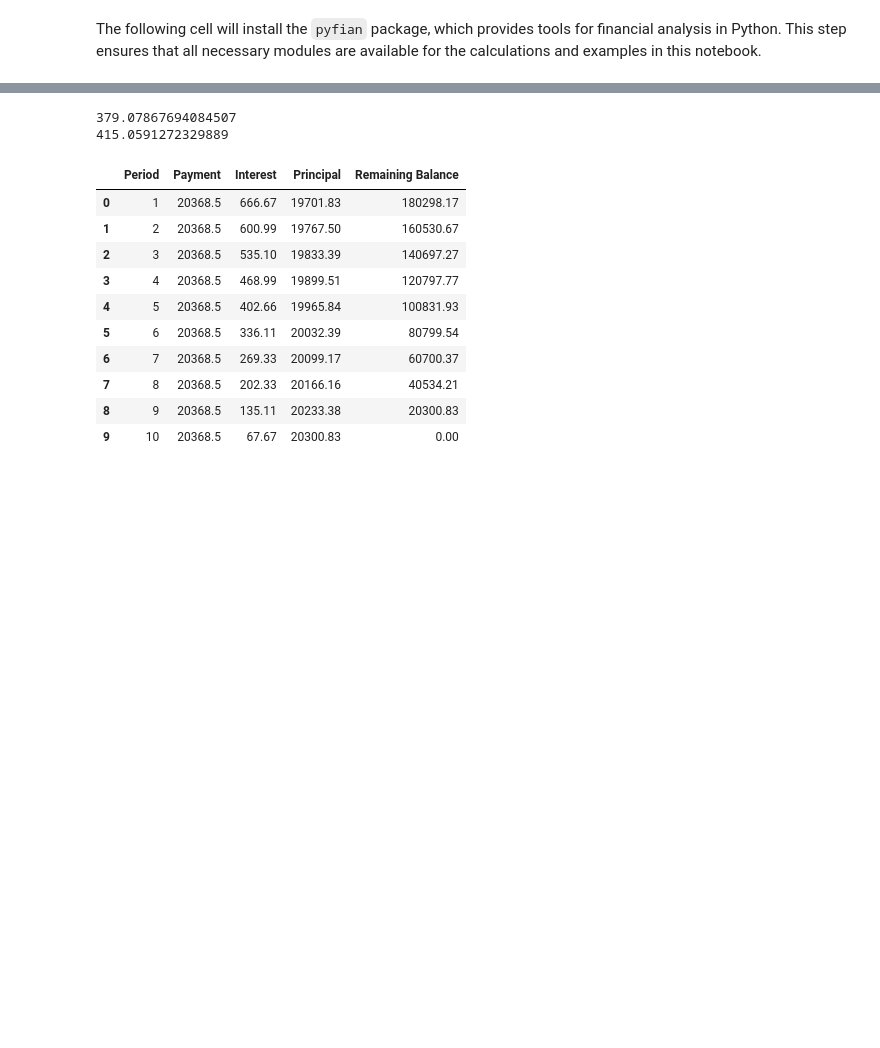
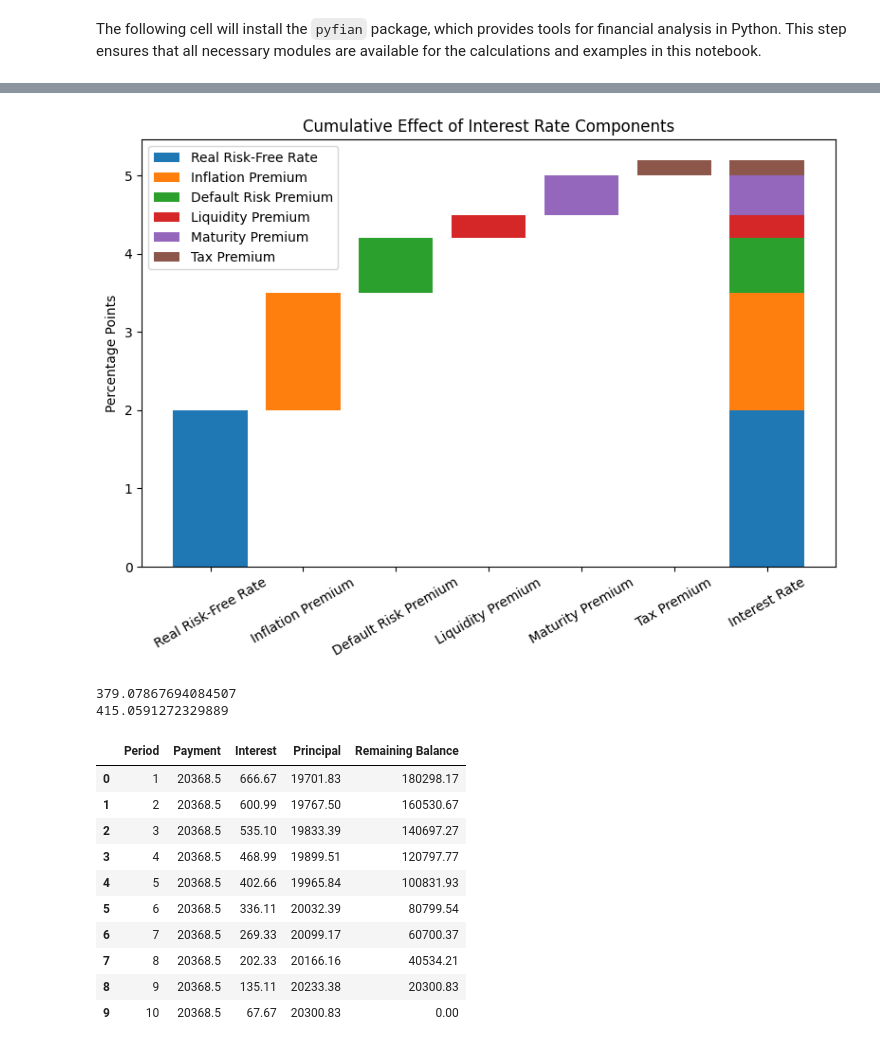
Before and after one commit to Python-Financial-Analyst/pyfian_dev, a Jupyter notebook: notebooks/fixed_income/00_economics_of_interest_rates.ipynb, the cells around one changed output, grey strips where cells are left out. Saved outputs shown, nothing was run; the diff lists cells and outputs as text; code cells hidden in the pictures; blank space fills up the shorter version.

Commit message:
added graph

```diff
--- a/notebooks/fixed_income/00_economics_of_interest_rates.ipynb
+++ b/notebooks/fixed_income/00_economics_of_interest_rates.ipynb
@@ -10,3 +28,44 @@ The following cell will install the `pyfian` package, which provides tools for f
+# %%
+import matplotlib.pyplot as plt
+
+# Example values for each component (in percentage points)
+components = {
+    "Real Risk-Free Rate": 2.0,
+    "Inflation Premium": 1.5,
+    "Default Risk Premium": 0.7,
+    "Liquidity Premium": 0.3,
+    "Maturity Premium": 0.5,
+    "Tax Premium": 0.2
+}
+
+labels = list(components.keys())
+values = list(components.values())
+
+# Calculate cumulative bottoms for stacking
+bottoms = [0]
+for v in values[:-1]:
+    bottoms.append(bottoms[-1] + v)
+
+fig, ax = plt.subplots(figsize=(8, 6))
+
+cumulative_values = [sum(values[:i+1]) for i in range(len(values))]
+# Plot individual bars for each component
+for i, (label, value, bottom) in enumerate(zip(labels, values, bottoms)):
+    ax.bar(label, value, bottom=cumulative_values[i-1] if i > 0 else 0)
+
+# Plot each component as a stacked bar
+for i, (label, value, bottom) in enumerate(zip(labels, values, bottoms)):
+    ax.bar("Interest Rate", value, bottom=bottom, label=label, color=ax.patches[i].get_facecolor())
+
+
+ax.set_ylabel("Percentage Points")
+ax.set_title("Cumulative Effect of Interest Rate Components")
+ax.legend()
+plt.xticks(rotation=30)
+plt.tight_layout()
+plt.show()
+# %% [output]
+[figure, added]
 # %%
 from pyfian.time_value.present_value import present_value_annuity
 
```
Also changed, not shown: parts of 3 cells of this notebook, 2 other files.
